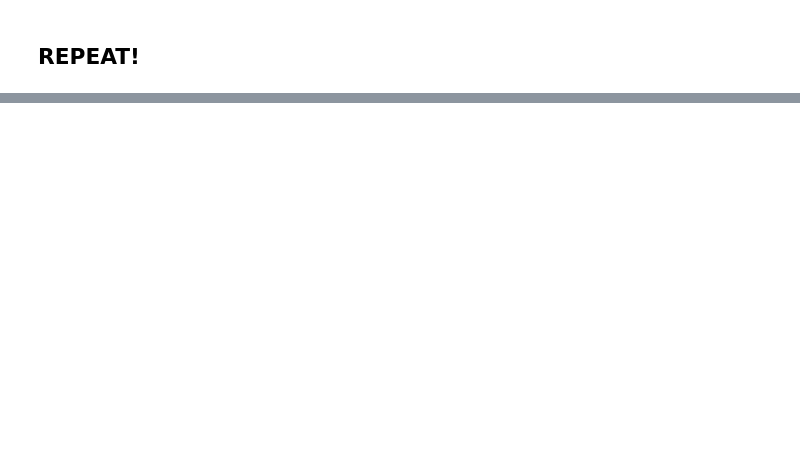
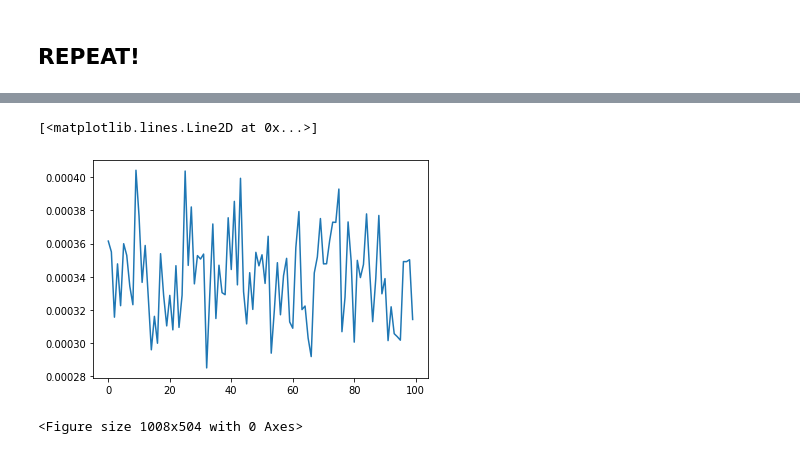
Before and after one commit to dwhite54/minerva2, a Jupyter notebook: model.ipynb, the cells around one changed output, grey strips where cells are left out. Drawn from its saved outputs; the diff is of its cells as text; code cells hidden in the pictures; blank space fills up the shorter version.

```diff
--- a/model.ipynb
+++ b/model.ipynb
@@ -467,0 +571,13 @@ for _ in range(10):
+# %%
+# tunable variables
+FPT = 100
+N_PROTOTYPES = 100
+TONE_RHYTHM_RATIO = 0.7
+
+# create model
+model = Minerva2(FPT)
+# create probes
+Ps_unstudied = np.random.randint(-1, 2, (N_PROTOTYPES, FPT))
+Ps_both = np.random.randint(-1, 2, (N_PROTOTYPES, FPT))
+Ps_rhythm = np.random.randint(-1, 2, (N_PROTOTYPES, FPT))
+Ps_tone = np.random.randint(-1, 2, (N_PROTOTYPES, FPT))
@@ -467,0 +625,19 @@ for _ in range(10):
+# %%
+model_arr = np.array(model.model)
+similarities = (Ps_tone @ model_arr.T)/Ps_tone.shape[1]
+activations = similarities**3
+intensities = np.mean(activations, axis=1)
+plt.plot(intensities)
+# %% [output]
+[<matplotlib.lines.Line2D at 0x...>]
+[figure, added]
+# %%
+# plot histograms and normal PDFs
+plt.figure(figsize=(14,7))
+
+mu_tone, std_tone = norm.fit(tone_intensities)
+mu_rhythm, std_rhythm = norm.fit(rhythm_intensities)
+mu_both, std_both = norm.fit(both_intensities)
+mu_unstudied, std_unstudied = norm.fit(unstudied_intensities)
+# %% [output]
+<Figure size 1008x504 with 0 Axes>
```
Also changed, not shown: parts of 42 cells of this notebook.
